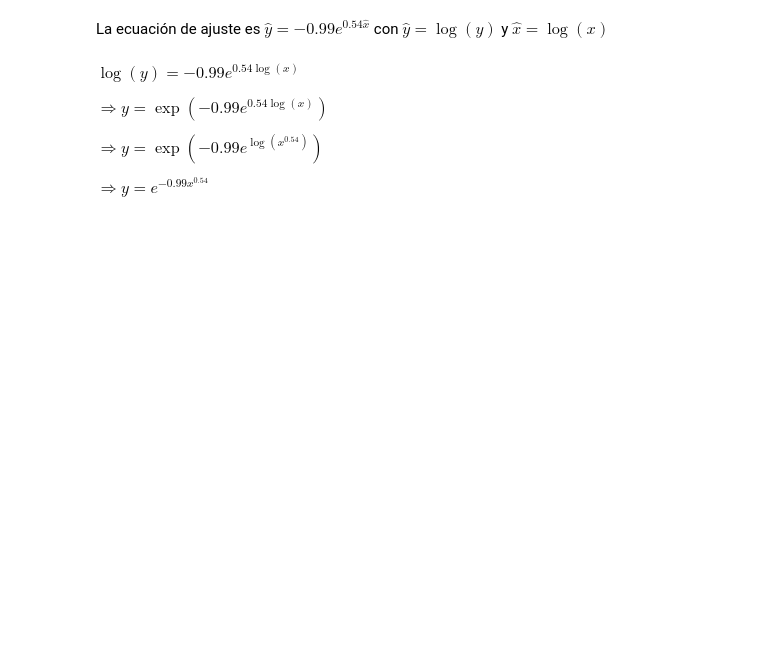
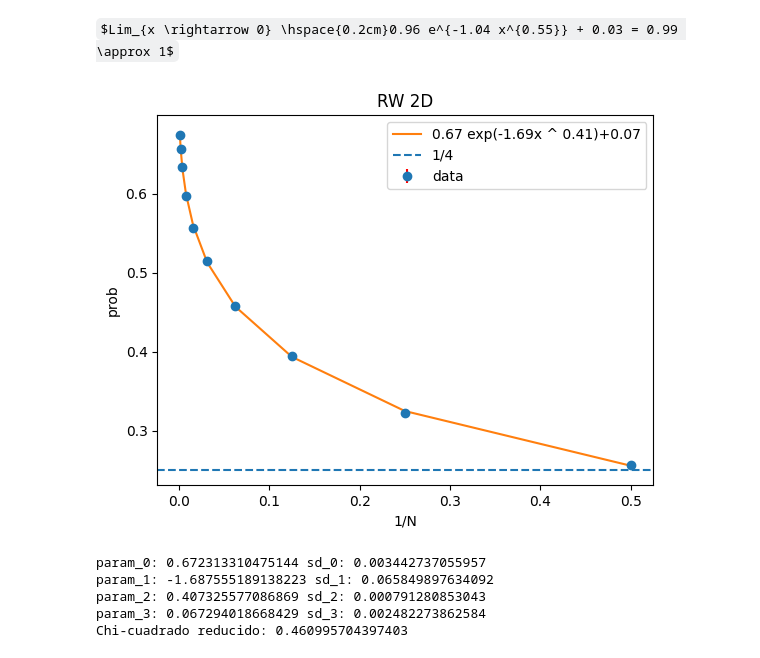
Before and after one commit to SoyAgustin/QF-Path-Integral, a Jupyter notebook: Notebooks_Py/caminante.ipynb, the cells around one changed output. Cells and saved outputs as stored; diff of their text form; code cells hidden in the pictures; some formulas as TeX source; blank space fills up the shorter version.

```diff
--- a/Notebooks_Py/caminante.ipynb
+++ b/Notebooks_Py/caminante.ipynb
@@ -54,10 +78,53 @@ plt.show()
-# %% [markdown]
-La ecuación de ajuste es $\hat{y}=-0.99e^{0.54\hat{x}}$  con $\hat{y}=\log(y)$ y $\hat{x}=\log(x)$
-# %% [markdown]
-$\log(y) = -0.99e^{0.54\log(x)}$
-
-$\Rightarrow y = \exp(-0.99e^{0.54\log(x)})$
-
-$\Rightarrow y = \exp(-0.99e^{\log(x^{0.54})})$
-
-$\Rightarrow y = e^{-0.99x^{0.54}}$
+# %% [markdown]
+$Lim_{x \rightarrow 0} \hspace{0.2cm}0.96 e^{-1.04 x^{0.55}} + 0.03 = 0.99 \approx 1$
+# %%
+x = 1/df2["n_max"]
+y = df2["prob"]
+y_err=df2["error"]
+
+ind = 0
+x=x[ind:]
+y=y[ind:]
+y_err=y_err[ind:]
+
+def model(x,a,b,c,d):
+     return a*np.exp(b*x**c)+d
+
+params, covariance = curve_fit(model, x, y)
+
+residuals = (y - model(x, *params))/y_err
+chi_squared = np.sum(residuals**2)
+
+# Calcula el número de grados de libertad
+num_params = len(params)
+num_data_points = len(y)
+degrees_of_freedom = num_data_points - num_params
+
+# Calcula el chi-cuadrado reducido
+reduced_chi_squared = chi_squared / degrees_of_freedom
+
+# Parámetros ajustados
+a, b, c, d = params
+
+ec_str=f"{a:.2f} exp({b:.2f}x ^ {c:.2f})+{d:.2f}"
+plt.errorbar(x,y,yerr=y_err,marker="o",ls="",ecolor="red",label="data")
+plt.plot(x,model(x,*params),label=ec_str)
+plt.axhline(1/4,ls="--",label="1/4")
+plt.title("RW 2D")
+plt.xlabel("1/N")
+plt.ylabel("prob")
+#plt.ylim((0.45,1))
+plt.legend()
+plt.show()
+
+for i in range(len(params)):
+     print(f"param_{i}: {params[i]:.15f} sd_{i}: {covariance[i,i]:.15f}")
+
+print(f"Chi-cuadrado reducido: {reduced_chi_squared:.15f}")
+# %% [output]
+[figure, added]
+param_0: 0.672313310475144 sd_0: 0.003442737055957
+param_1: -1.687555189138223 sd_1: 0.065849897634092
+param_2: 0.407325577086869 sd_2: 0.000791280853043
+param_3: 0.067294018668429 sd_3: 0.002482273862584
+Chi-cuadrado reducido: 0.460995704397403
```
Also changed, not shown: parts of 8 cells of this notebook.
